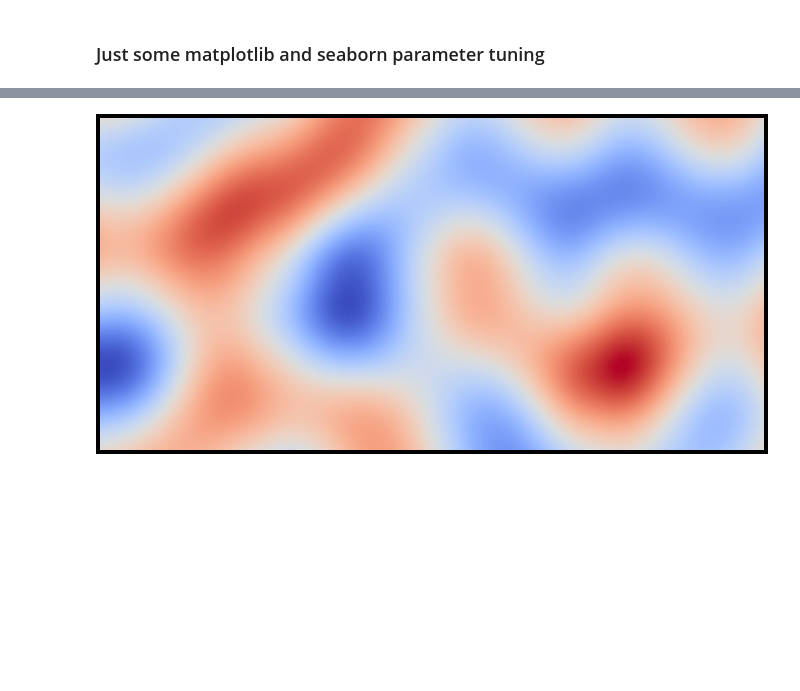
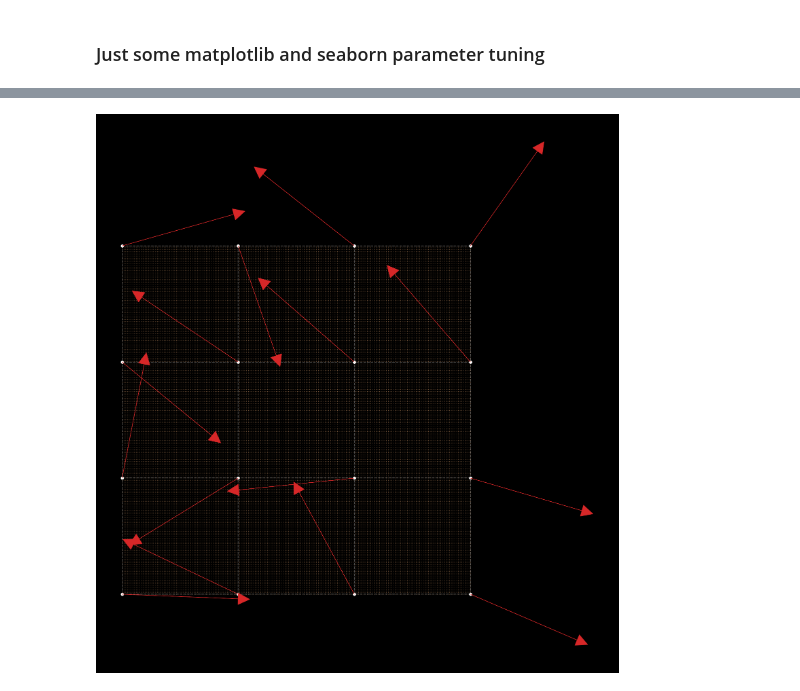
Before and after one commit to masterdesky/ELTE-mod-comp-1-2021, a Jupyter notebook: project/demos/perlin_noise.ipynb, the cells around one changed output, grey strips where cells are left out. Saved outputs shown, nothing was run; the diff lists cells and outputs as text; code cells hidden in the pictures; blank space fills up the shorter version.

```diff
--- a/project/demos/perlin_noise.ipynb
+++ b/project/demos/perlin_noise.ipynb
@@ -126,11 +126,4 @@ def get_ngp_for_dot(ngp, dot):
     i = pd.Series(['x{}'.format(int(gp+1)) for gp in ngp])
 
     return dot.lookup(i.index, i.values)
-# %%
-# Size of grid
-prefix = '1'
-nrows = 3 * 2**(int(prefix)-1)
-ncols = 5 * 2**(int(prefix)-1)
-step = 1 / 2**(int(prefix)-1)
-res = 100
 # %%
@@ -145,2 +141,11 @@ interp = get_interp_grid(prefix)
+# %%
+# Size of grid
+freqs = 4
+nrows = 4
+ncols = 4
+res = 200
+# %%
+data = [load_data(prefix='{}'.format(2**i)) for i in range(0,freqs)]
+interps = [d[-1].reshape(res, res) for d in data]
 # %%
 #analyzetree
@@ -149,0 +152,2 @@ interps = interp.reshape(((nrows-1)*res+1, (ncols-1)*res+1))
+# %%
+x,y,xs,ys,xg,yg = get_coords(nrows=nrows, ncols=ncols, main=data[0][0], sub=data[0][1], grad=data[0][3])
@@ -150,43 +186,40 @@ interps = interp.reshape(((nrows-1)*res+1, (ncols-1)*res+1))
 # %%
-fig, axes = plt.subplots(figsize=(20,20),
+fig, axes = plt.subplots(figsize=(30,30),
                          facecolor='black')
 axes.set_aspect('equal')
 axes.axis('off')
 
-axes.imshow(interps, extent=(0,ncols-1,0,nrows-1),
-            cmap=cm.coolwarm)
-
-#for i in range(nrows):
-#    for j in range(ncols):
-#        k = i * ncols + j
-#        axes.arrow(x=xc[j], y=yc[i], dx=x[k], dy=y[k],
-#                   color='tab:red', head_width=0.15, head_length=0.15, zorder=4)
+for i in range(nrows):
+    for j in range(ncols):
+        k = i * ncols + j
+        axes.arrow(x=x[k], y=y[k], dx=xg[k], dy=yg[k],
+                   color='tab:red', head_width=0.1, head_length=0.1, zorder=4)
 
 # Draw coordinate grid points and gridlines between these points
-#plt.scatter(coords.x, coords.y,
-#                color='grey', s=(5)**2)
-#plt.scatter(sub.x, sub.y,
-#                color='green', s=(3)**2, alpha=0.5)
+plt.scatter(x, y,
+            color='white', s=(8)**2)
+plt.scatter(xs, ys,
+            color=cm.magma(0.85), s=(1)**2, alpha=0.3)
 
-#for i in range(ncols):
-#    axes.plot([i, i], [0, nrows-1],
-#              color='grey', ls='--', lw=2)
-#for i in range(nrows):
-#    axes.plot([0, ncols-1], [i, i],
-#              color='grey', ls='--', lw=2)
+for i in range(ncols):
+    axes.plot([i, i], [0, nrows-1],
+              color='white', ls='--', lw=2, alpha=0.3)
+for i in range(nrows):
+    axes.plot([0, ncols-1], [i, i],
+              color='white', ls='--', lw=2, alpha=0.3)
 
 # Mark the borders of the last cell
 # (Should be seen in the upper right corner)
 #for c in cells.iloc[-1]:
 #    plt.scatter(coords.iloc[c].x, coords.iloc[c].y,
 #                color='tab:green', s=(10)**2)
 
-plt.savefig(out + 'perlin_nr{}_nc{}_s{}_px{}.png'.format(nrows, ncols, step, res),
+plt.savefig(out + 'perlin_msg_nr{}_nc{}_px{}.png'.format(nrows, ncols, res),
             format='png',
-            dpi=80,
+            dpi=100,
             facecolor='black',
             bbox_inches='tight')
 
 plt.show()
 # %% [output]
-[figure, old version]
+[figure, new version]
```
Also changed, not shown: parts of 8 cells of this notebook, 42 other files.
